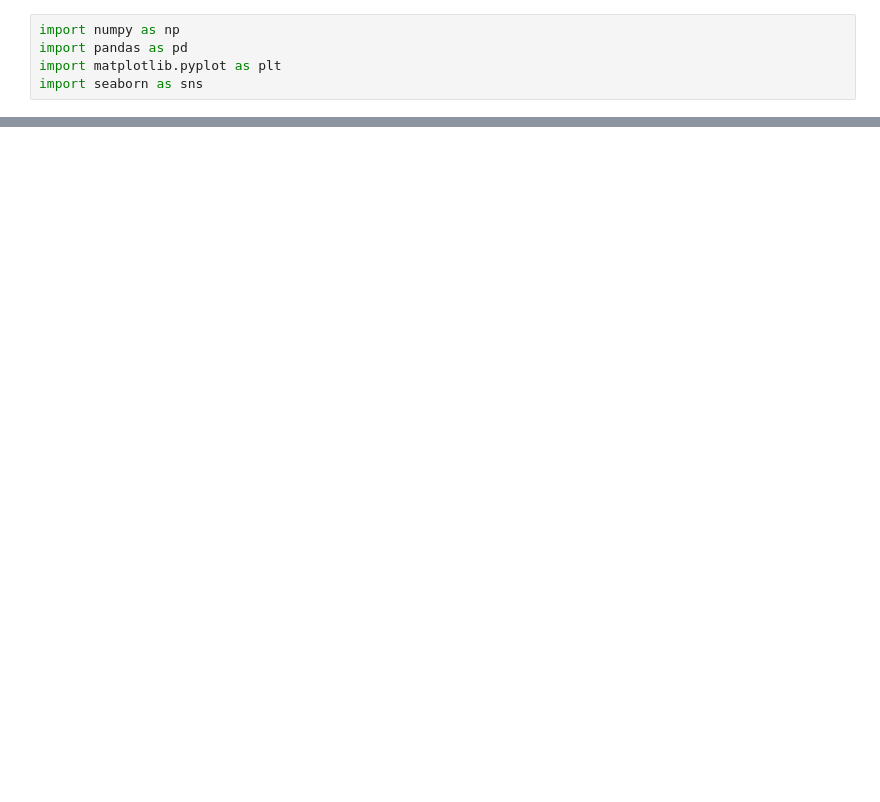
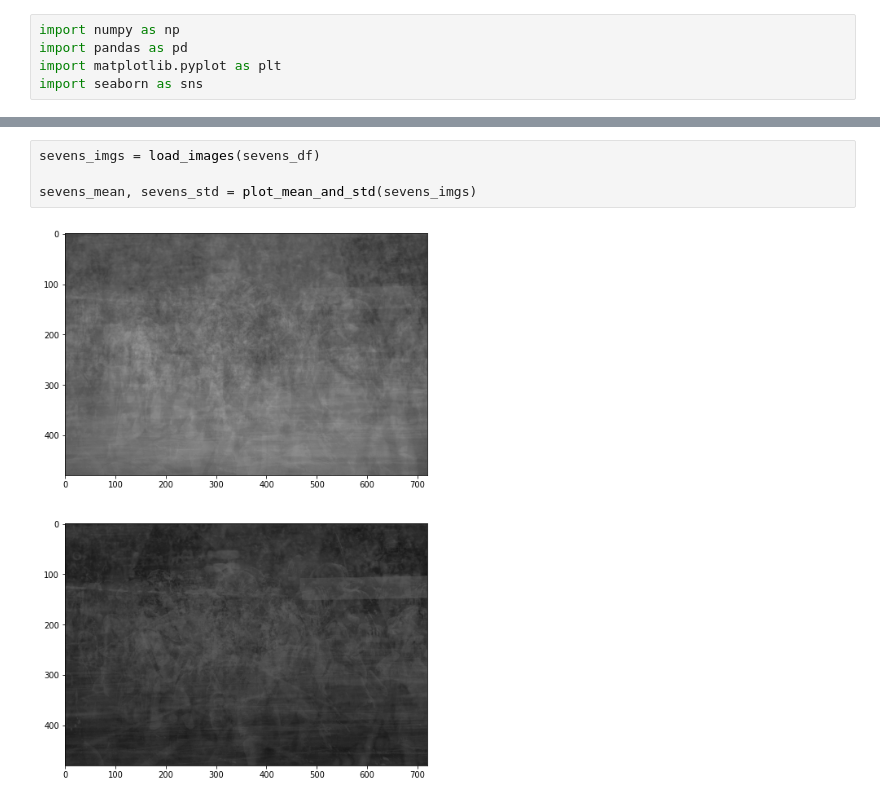
Before and after one commit to SociallyCompute/RJI-Photo, a Jupyter notebook: EDA.ipynb, the cells around one changed output, grey strips where cells are left out. Cells and saved outputs as stored; diff of their text form; blank space fills up the shorter version.

```diff
--- a/EDA.ipynb
+++ b/EDA.ipynb
@@ -162,0 +61,6 @@ Clipping input data to the valid range for imshow with RGB data ([0..1] for floa
+# %%
+sevens_imgs = load_images(sevens_df)
+
+sevens_mean, sevens_std = plot_mean_and_std(sevens_imgs)
+# %% [output]
+[figure, added]
```
Also changed, not shown: parts of 22 cells of this notebook, 10 other files.
